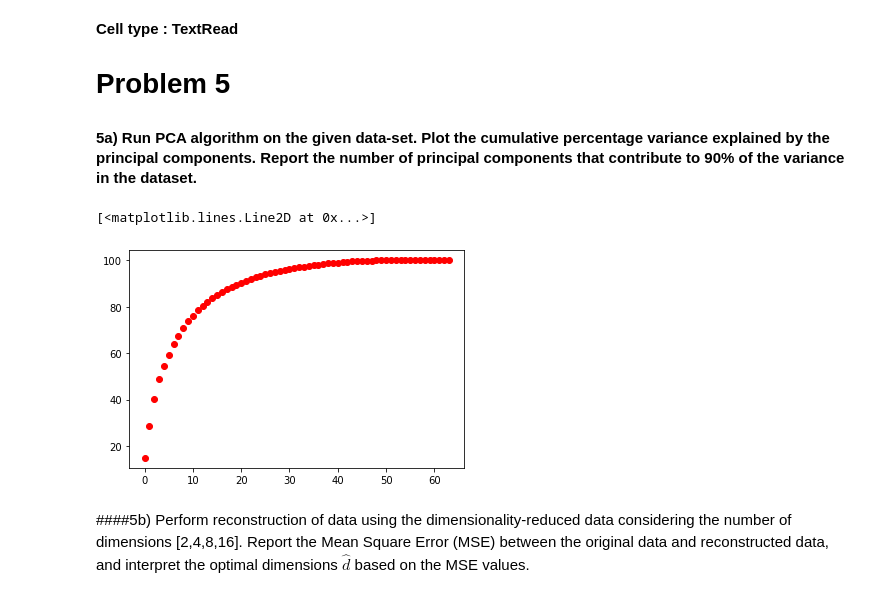
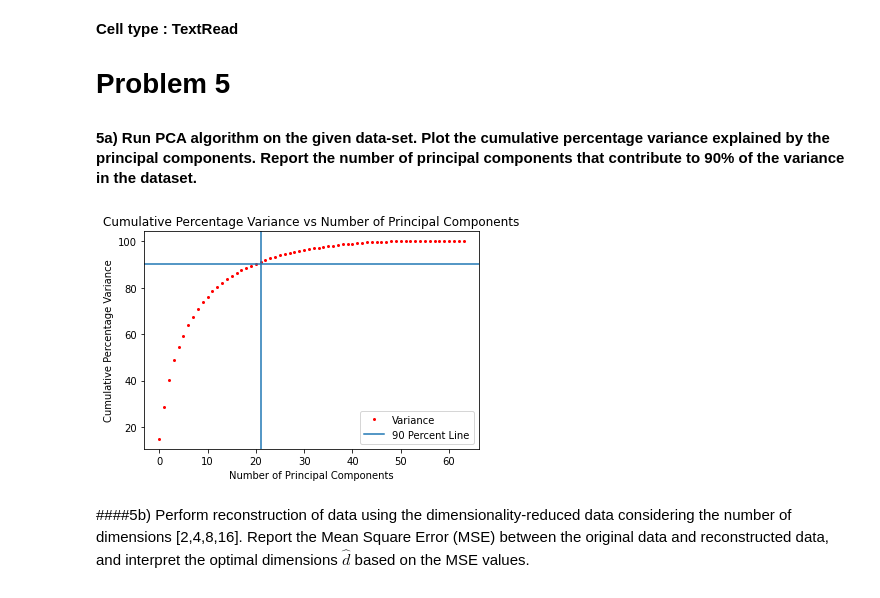
Before and after one commit to sagnik3141/CS5691, a Jupyter notebook: Assignment 2/CS5691_student_version.ipynb, the cells around one changed output. Drawn from its saved outputs; the diff is of its cells as text; code cells hidden in the pictures.

```diff
--- a/Assignment 2/CS5691_student_version.ipynb
+++ b/Assignment 2/CS5691_student_version.ipynb
@@ -54,7 +54,8 @@ def PCA(dataset, m_dim):
 
     Returns:
 
-        dataset_pca - shape m*d
+        Z - The coefficients of the principal components
+        b - The coefficients of the non-principal components
         v - the set of orthogonal basis vectors of the target space
     """
 
@@ -96,10 +97,10 @@ def Kmeans(dataset, k):
     R = np.zeros((dataset.shape[0], k)) # Rows of R are the responsibility vectors for each datapoint
     mean_vectors = X[:, :k] # Columns are the mean vectors of each cluster
 
-    iterations = 100
+    iterations = 20
 
     for i in range(iterations):
-
+        # Updating the responsibilities
         for l in range(X.shape[1]):
             x = X[:, l]
             distances = np.array([np.linalg.norm(x-mean_vectors[:,f]) for f in range(k)])
@@ -107,7 +108,7 @@ def Kmeans(dataset, k):
             r = np.zeros((1, k))
             r[0, cluster] = 1
             R[l, :] = r
-
+        # Updating the cluster centers
         for l in range(mean_vectors.shape[1]):
             mean_vectors[:, l] = np.matmul(X, R[:, l])/(np.sum(R[:, l]))
 
@@ -121,25 +122,34 @@ def Kmeans(dataset, k):
 # %%
 # Cell type : CodeWrite
 # write the code for loading the data, running the PCA algorithm, and plotting.
 # (Use the functions written previously.)
 
 dataset = np.load('Data.npz')
 dataset = dataset.f.arr_0
-X = dataset.T
+X = dataset.T # Columns of X are the data points
 x_bar = np.mean(X, axis = 1)
-S = (1/X.shape[1])*np.matmul(X-x_bar[:, np.newaxis], (X-x_bar[:, np.newaxis]).T)
+S = (1/X.shape[1])*np.matmul(X-x_bar[:, np.newaxis], (X-x_bar[:, np.newaxis]).T) # Covariance matrix
 variance = []
-Z, b, v= PCA(dataset, 1)
+Z, b, v= PCA(dataset, 1) # Running PCA
 
 for i in range(dataset.shape[1]):
-    variance.append(np.matmul(v[:, i].T, np.matmul(S, v[:, i])))
+    variance.append(np.matmul(v[:, i].T, np.matmul(S, v[:, i]))) # Finding Variance for each component
+
 variance = np.array(variance)
-normalized_variance = 100*(variance/np.sum(variance))
-cum_variance = np.cumsum(normalized_variance)
-plt.plot(np.arange(cum_variance.shape[0]), cum_variance, 'ro')
+normalized_variance = 100*(variance/np.sum(variance)) # Percent Variance
+cum_variance = np.cumsum(normalized_variance) # Percent Cumulative Variance
+
+# Plotting
+plt.plot(np.arange(cum_variance.shape[0]), cum_variance, 'ro', markersize = 2)
+plt.axhline(90)
+plt.axvline(21)
+plt.legend(['Variance', '90 Percent Line'])
+plt.xlabel(r'Number of Principal Components')
+plt.ylabel(r'Cumulative Percentage Variance')
+plt.title(r'Cumulative Percentage Variance vs Number of Principal Components')
+plt.show()
 # %% [output]
-[<matplotlib.lines.Line2D at 0x...>]
-[figure, old version]
+[figure, new version]
 # %% [markdown]
 ####5b)  Perform reconstruction of data using the dimensionality-reduced data considering the number of dimensions [2,4,8,16]. Report the Mean Square Error (MSE) between the original data and reconstructed data, and interpret the optimal dimensions $\hat{d}$ based on the MSE values.
 # %%
```
Also changed, not shown: parts of 3 cells of this notebook.
